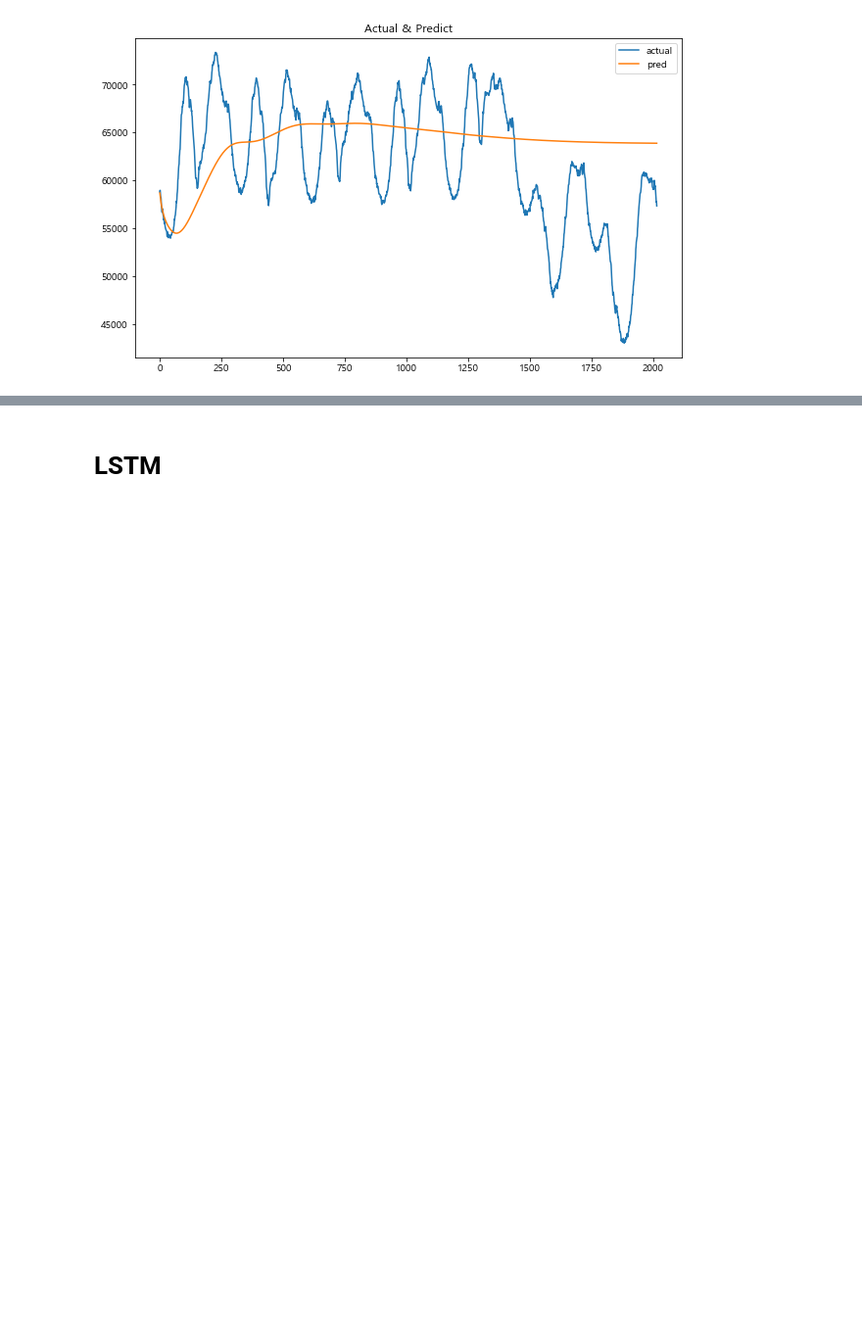
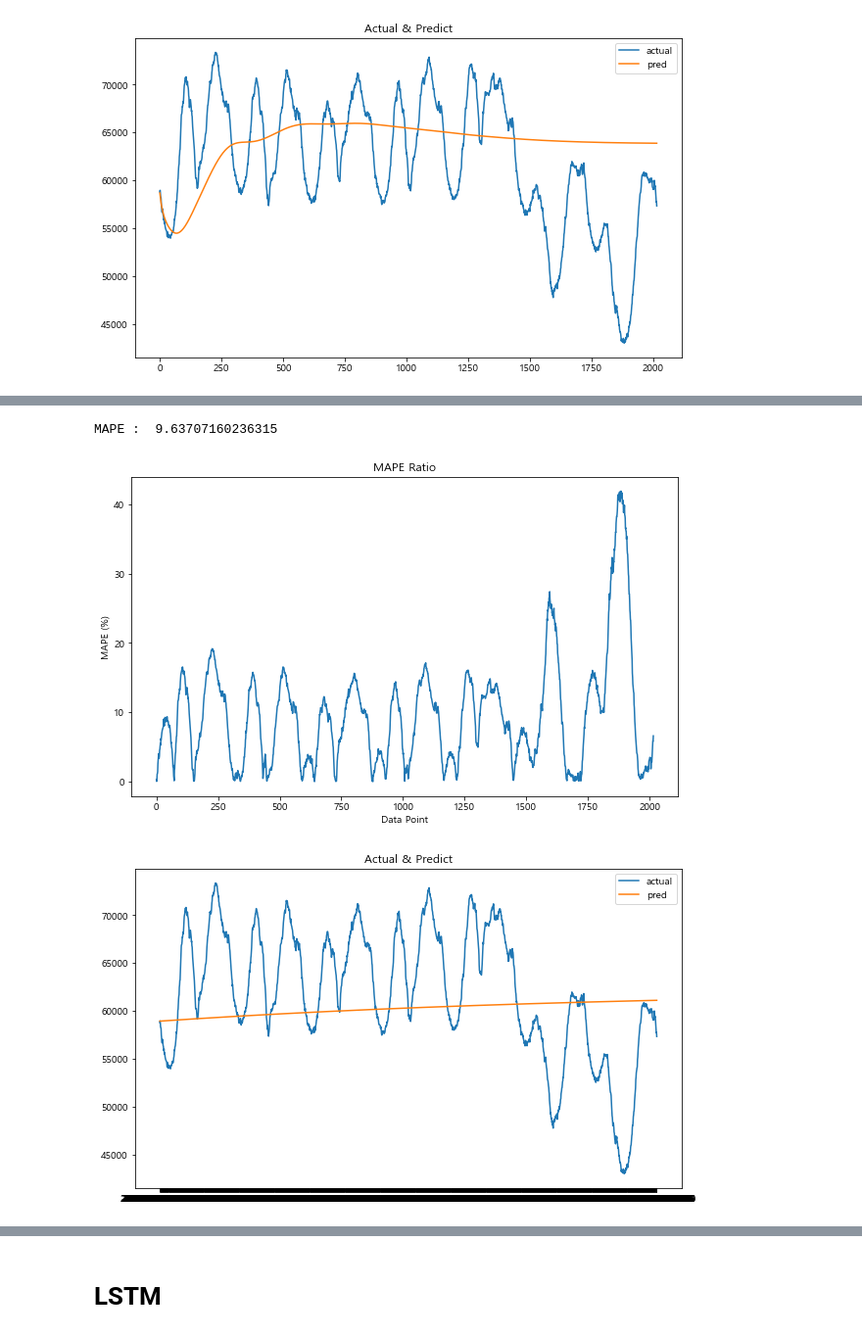
Before and after one commit to lhshs/Contest, a Jupyter notebook: 2307_11th_PublicData/Modeling.ipynb, the cells around one changed output, grey strips where cells are left out. Shown at 98% size. Cells and saved outputs as stored; diff of their text form; code cells hidden in the pictures; blank space fills up the shorter version.

```diff
--- a/2307_11th_PublicData/Modeling.ipynb
+++ b/2307_11th_PublicData/Modeling.ipynb
@@ -13,6 +13,6 @@ from tqdm import tqdm
 import warnings
 warnings.filterwarnings('ignore')
 # %%
-# test = pd.read_csv('G:/내 드라이브/취업/Contest/2307_PublicData/data/test_data.csv', sep=',', index_col=0)
+test = pd.read_csv('G:/내 드라이브/취업/Contest/2307_PublicData/data/test_data.csv', sep=',', index_col=0)
 df = pd.read_csv('G:/내 드라이브/취업/Contest/2307_PublicData/data/final_ver1.csv', sep=',', index_col=0)
-# ml_test = pd.read_csv('G:/내 드라이브/취업/Contest/2307_PublicData/data/lgbm_test_v1.csv', sep=',', index_col=0)
+ml_test = pd.read_csv('G:/내 드라이브/취업/Contest/2307_PublicData/data/lgbm_test_v1.csv', sep=',', index_col=0)
@@ -440,0 +521,6 @@ MAPE :  5.637841350643793
+# %%
+result_graph(y_test, y_pred)
+# %% [output]
+MAPE :  9.63707160236315
+[figure, added]
+[figure, added]
```
Also changed, not shown: parts of 12 cells of this notebook.
